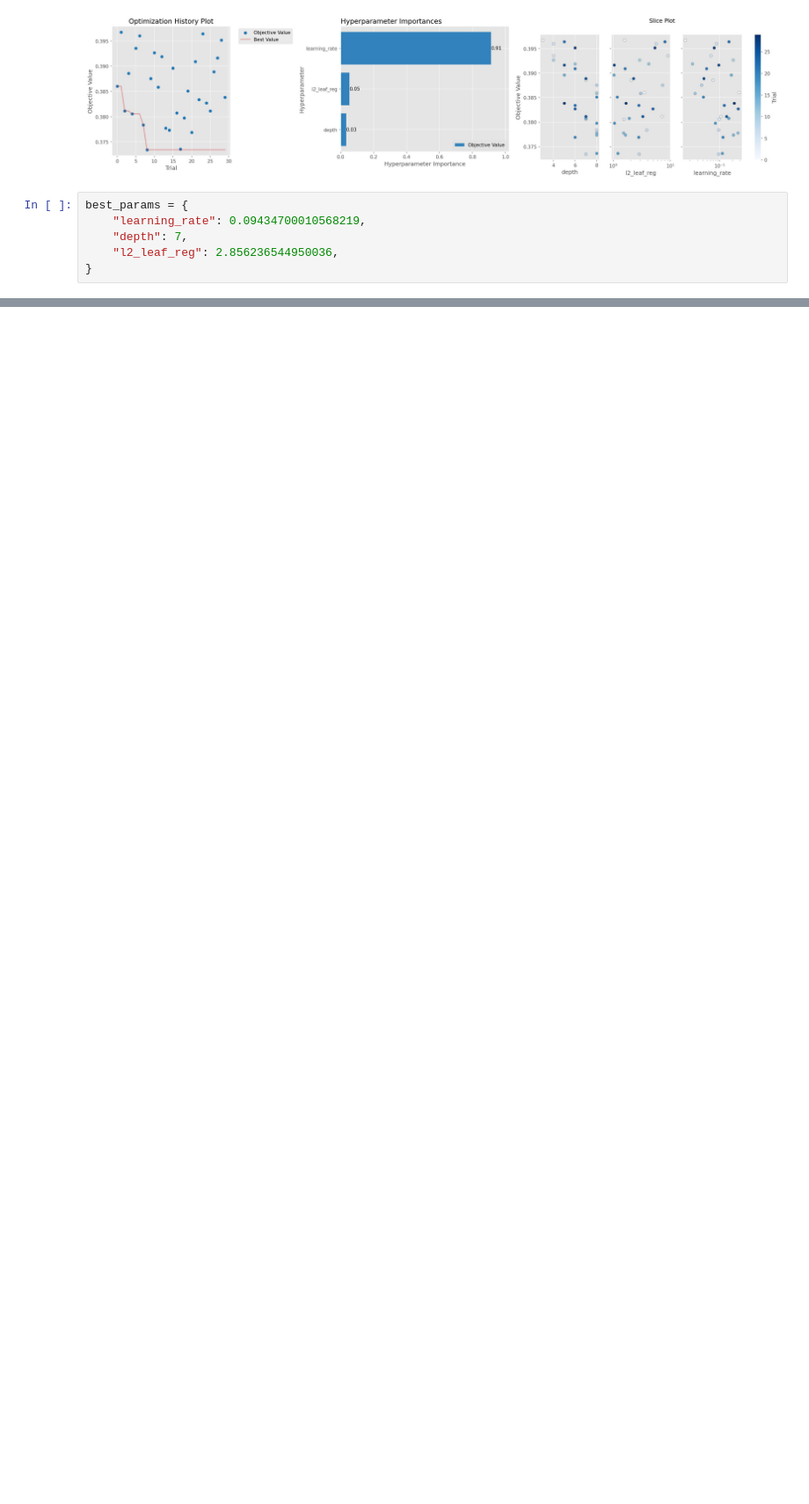
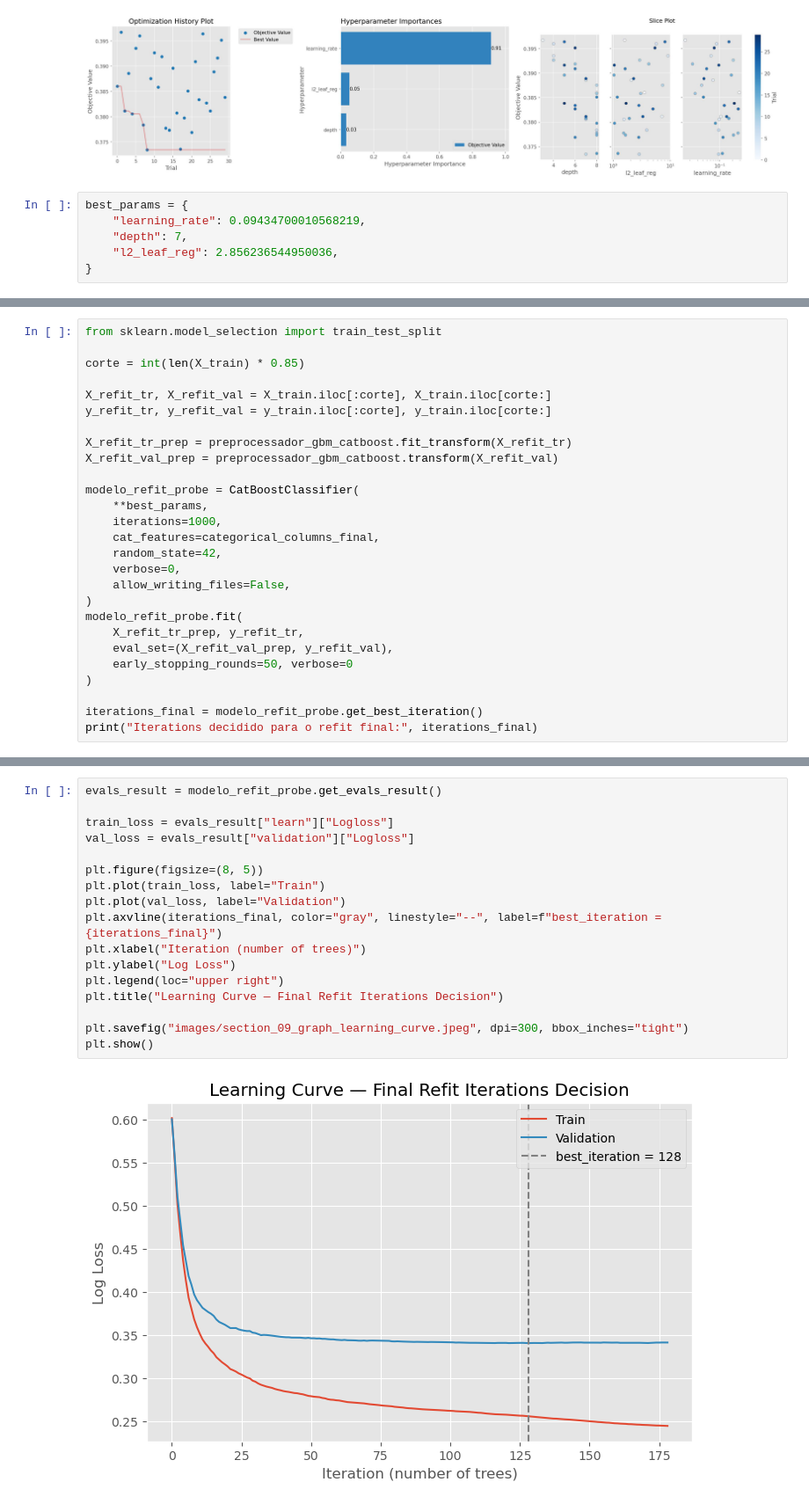
Before and after one commit to bruno-lima98/portfolio-hotel-cancellation-prediction, a Jupyter notebook: main.ipynb, the cells around one changed output, grey strips where cells are left out. Shown at 88% size. Saved outputs shown, nothing was run; the diff lists cells and outputs as text; blank space fills up the shorter version.

Commit message:
final model train

```diff
--- a/main.ipynb
+++ b/main.ipynb
@@ -1817,0 +1823,27 @@ best_params = {
+# %%
+from sklearn.model_selection import train_test_split
+
+corte = int(len(X_train) * 0.85)
+
+X_refit_tr, X_refit_val = X_train.iloc[:corte], X_train.iloc[corte:]
+y_refit_tr, y_refit_val = y_train.iloc[:corte], y_train.iloc[corte:]
+
+X_refit_tr_prep = preprocessador_gbm_catboost.fit_transform(X_refit_tr)
+X_refit_val_prep = preprocessador_gbm_catboost.transform(X_refit_val)
+
+modelo_refit_probe = CatBoostClassifier(
+    **best_params,
+    iterations=1000,
+    cat_features=categorical_columns_final,
+    random_state=42,
+    verbose=0,
+    allow_writing_files=False,
+)
+modelo_refit_probe.fit(
+    X_refit_tr_prep, y_refit_tr,
+    eval_set=(X_refit_val_prep, y_refit_val),
+    early_stopping_rounds=50, verbose=0
+)
+
+iterations_final = modelo_refit_probe.get_best_iteration()
+print("Iterations decidido para o refit final:", iterations_final)
@@ -1817,0 +1852,19 @@ best_params = {
+# %%
+evals_result = modelo_refit_probe.get_evals_result()
+
+train_loss = evals_result["learn"]["Logloss"]
+val_loss = evals_result["validation"]["Logloss"]
+
+plt.figure(figsize=(8, 5))
+plt.plot(train_loss, label="Train")
+plt.plot(val_loss, label="Validation")
+plt.axvline(iterations_final, color="gray", linestyle="--", label=f"best_iteration = {iterations_final}")
+plt.xlabel("Iteration (number of trees)")
+plt.ylabel("Log Loss")
+plt.legend(loc="upper right")
+plt.title("Learning Curve — Final Refit Iterations Decision")
+
+plt.savefig("images/section_09_graph_learning_curve.jpeg", dpi=300, bbox_inches="tight")
+plt.show()
+# %% [output]
+[figure, added]
```
Also changed, not shown: parts of 4 cells of this notebook, 2 other files.
